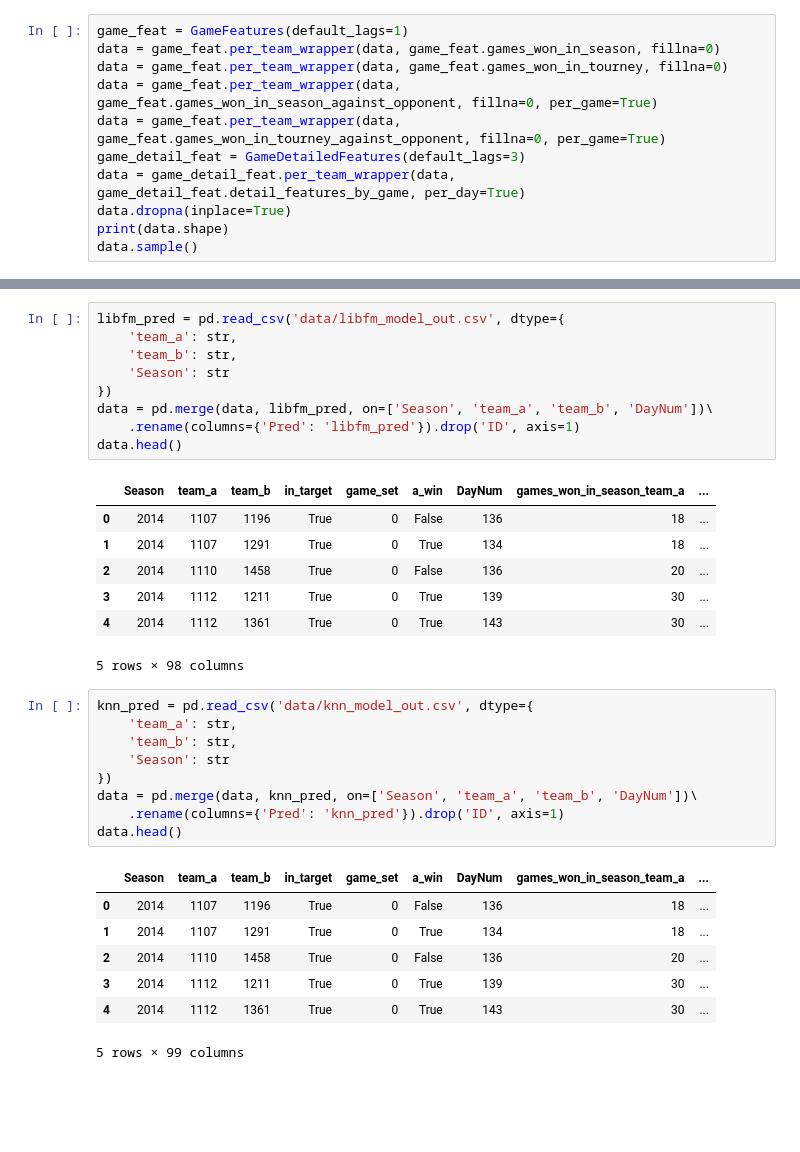
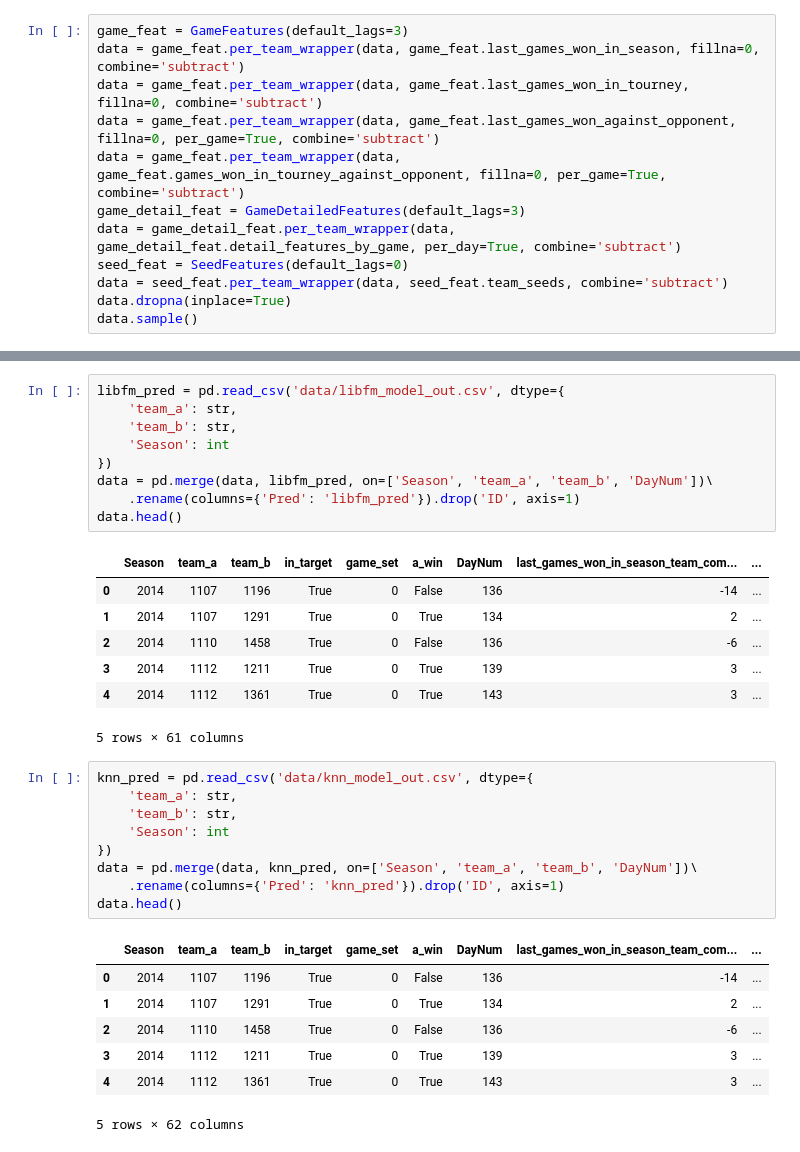
Before and after one commit to TheMoods/MarchMadness, a Jupyter notebook: 4_Jonas_XGB_Ensemble.ipynb, the cells around one changed output, grey strips where cells are left out. Drawn from its saved outputs; the diff is of its cells as text; blank space fills up the shorter version.

```diff
--- a/4_Jonas_XGB_Ensemble.ipynb
+++ b/4_Jonas_XGB_Ensemble.ipynb
@@ -16,12 +20,13 @@ data.sample()
 # %%
-game_feat = GameFeatures(default_lags=1)
-data = game_feat.per_team_wrapper(data, game_feat.games_won_in_season, fillna=0)
-data = game_feat.per_team_wrapper(data, game_feat.games_won_in_tourney, fillna=0)
-data = game_feat.per_team_wrapper(data, game_feat.games_won_in_season_against_opponent, fillna=0, per_game=True)
-data = game_feat.per_team_wrapper(data, game_feat.games_won_in_tourney_against_opponent, fillna=0, per_game=True)
+game_feat = GameFeatures(default_lags=3)
+data = game_feat.per_team_wrapper(data, game_feat.last_games_won_in_season, fillna=0, combine='subtract')
+data = game_feat.per_team_wrapper(data, game_feat.last_games_won_in_tourney, fillna=0, combine='subtract')
+data = game_feat.per_team_wrapper(data, game_feat.last_games_won_against_opponent, fillna=0, per_game=True, combine='subtract')
+data = game_feat.per_team_wrapper(data, game_feat.games_won_in_tourney_against_opponent, fillna=0, per_game=True, combine='subtract')
 game_detail_feat = GameDetailedFeatures(default_lags=3)
-data = game_detail_feat.per_team_wrapper(data, game_detail_feat.detail_features_by_game, per_day=True)
+data = game_detail_feat.per_team_wrapper(data, game_detail_feat.detail_features_by_game, per_day=True, combine='subtract')
+seed_feat = SeedFeatures(default_lags=0)
+data = seed_feat.per_team_wrapper(data, seed_feat.team_seeds, combine='subtract')
 data.dropna(inplace=True)
-print(data.shape)
 data.sample()
 # %% [output]
@@ -32,37 +36,37 @@ data.sample()
 # %%
 libfm_pred = pd.read_csv('data/libfm_model_out.csv', dtype={
     'team_a': str,
     'team_b': str,
-    'Season': str
+    'Season': int
 })
 data = pd.merge(data, libfm_pred, on=['Season', 'team_a', 'team_b', 'DayNum'])\
     .rename(columns={'Pred': 'libfm_pred'}).drop('ID', axis=1)
 data.head()
 # %% [output]
-|  | Season | team_a | team_b | in_target | game_set | a_win | DayNum | games_won_in_season_team_a | ... |
-| 0 | 2014 | 1107 | 1196 | True | 0 | False | 136 | 18 | ... |
-| 1 | 2014 | 1107 | 1291 | True | 0 | True | 134 | 18 | ... |
-| 2 | 2014 | 1110 | 1458 | True | 0 | False | 136 | 20 | ... |
-| 3 | 2014 | 1112 | 1211 | True | 0 | True | 139 | 30 | ... |
-| 4 | 2014 | 1112 | 1361 | True | 0 | True | 143 | 30 | ... |
+|  | Season | team_a | team_b | in_target | game_set | a_win | DayNum | last_games_won_in_season_team_com... | ... |
+| 0 | 2014 | 1107 | 1196 | True | 0 | False | 136 | -14 | ... |
+| 1 | 2014 | 1107 | 1291 | True | 0 | True | 134 | 2 | ... |
+| 2 | 2014 | 1110 | 1458 | True | 0 | False | 136 | -6 | ... |
+| 3 | 2014 | 1112 | 1211 | True | 0 | True | 139 | 3 | ... |
+| 4 | 2014 | 1112 | 1361 | True | 0 | True | 143 | 3 | ... |
-5 rows × 98 columns
+5 rows × 61 columns
 # %%
 knn_pred = pd.read_csv('data/knn_model_out.csv', dtype={
     'team_a': str,
     'team_b': str,
-    'Season': str
+    'Season': int
 })
 data = pd.merge(data, knn_pred, on=['Season', 'team_a', 'team_b', 'DayNum'])\
     .rename(columns={'Pred': 'knn_pred'}).drop('ID', axis=1)
 data.head()
 # %% [output]
-|  | Season | team_a | team_b | in_target | game_set | a_win | DayNum | games_won_in_season_team_a | ... |
-| 0 | 2014 | 1107 | 1196 | True | 0 | False | 136 | 18 | ... |
-| 1 | 2014 | 1107 | 1291 | True | 0 | True | 134 | 18 | ... |
-| 2 | 2014 | 1110 | 1458 | True | 0 | False | 136 | 20 | ... |
-| 3 | 2014 | 1112 | 1211 | True | 0 | True | 139 | 30 | ... |
-| 4 | 2014 | 1112 | 1361 | True | 0 | True | 143 | 30 | ... |
+|  | Season | team_a | team_b | in_target | game_set | a_win | DayNum | last_games_won_in_season_team_com... | ... |
+| 0 | 2014 | 1107 | 1196 | True | 0 | False | 136 | -14 | ... |
+| 1 | 2014 | 1107 | 1291 | True | 0 | True | 134 | 2 | ... |
+| 2 | 2014 | 1110 | 1458 | True | 0 | False | 136 | -6 | ... |
+| 3 | 2014 | 1112 | 1211 | True | 0 | True | 139 | 3 | ... |
+| 4 | 2014 | 1112 | 1361 | True | 0 | True | 143 | 3 | ... |
-5 rows × 99 columns
+5 rows × 62 columns
 # %%
 from xgboost import XGBClassifier
 from sklearn.model_selection import KFold
```
Also changed, not shown: parts of 6 cells of this notebook, 6 other files.
